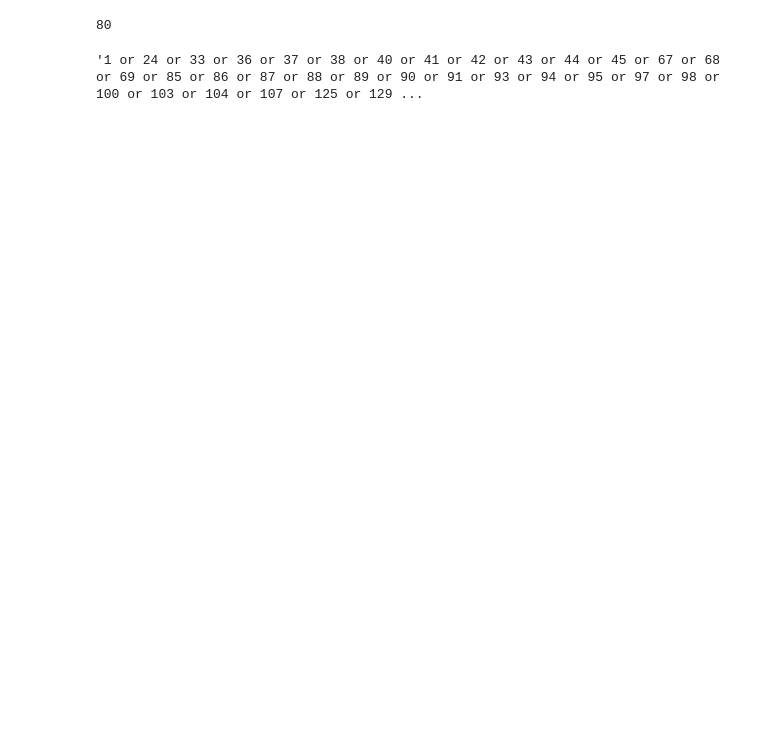
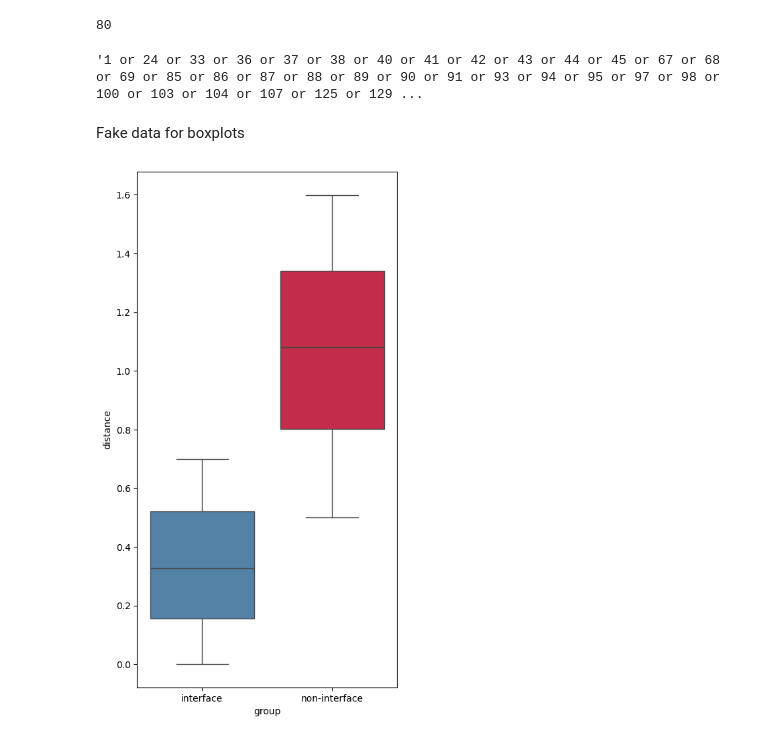
Before and after one commit to torresmateo/pdb-viewer, a Jupyter notebook: naive surface calculator.ipynb, the cells around one changed output. Cells and saved outputs as stored; diff of their text form; code cells hidden in the pictures; blank space fills up the shorter version.

Commit message:
boxplots

```diff
--- a/naive surface calculator.ipynb
+++ b/naive surface calculator.ipynb
@@ -55,3 +37,5 @@ r.partner1.residue.seqid.num
 " or ".join(str(i) for i in sorted(interface_residues["B"]))
 # %% [output]
 '1 or 24 or 33 or 36 or 37 or 38 or 40 or 41 or 42 or 43 or 44 or 45 or 67 or 68 or 69 or 85 or 86 or 87 or 88 or 89 or 90 or 91 or 93 or 94 or 95 or 97 or 98 or 100 or 103 or 104 or 107 or 125 or 129 ...
+# %% [markdown]
+Fake data for boxplots
@@ -57,0 +48,22 @@ r.partner1.residue.seqid.num
+# %%
+rng = np.random.default_rng(0)
+# %%
+far = rng.random(size=1000) * 1.1 + 0.5
+close = rng.random(size=1000) * 0.7
+# %%
+df = pd.DataFrame({"interface": close, "non-interface": far}).melt(var_name="group", value_name="distance")
+cols = {
+    "interface": colors.to_rgba("steelblue"),
+    "non-interface": colors.to_rgba("crimson"),
+}
+# %%
+fig, ax = plt.subplots(figsize=(5,10))
+sns.boxplot(data=df,
+            x="group",
+            hue="group",
+            palette=cols,
+            y="distance",
+            ax=ax)
+plt.show()
+# %% [output]
+[figure, added]
```
Also changed, not shown: parts of 3 cells of this notebook.
